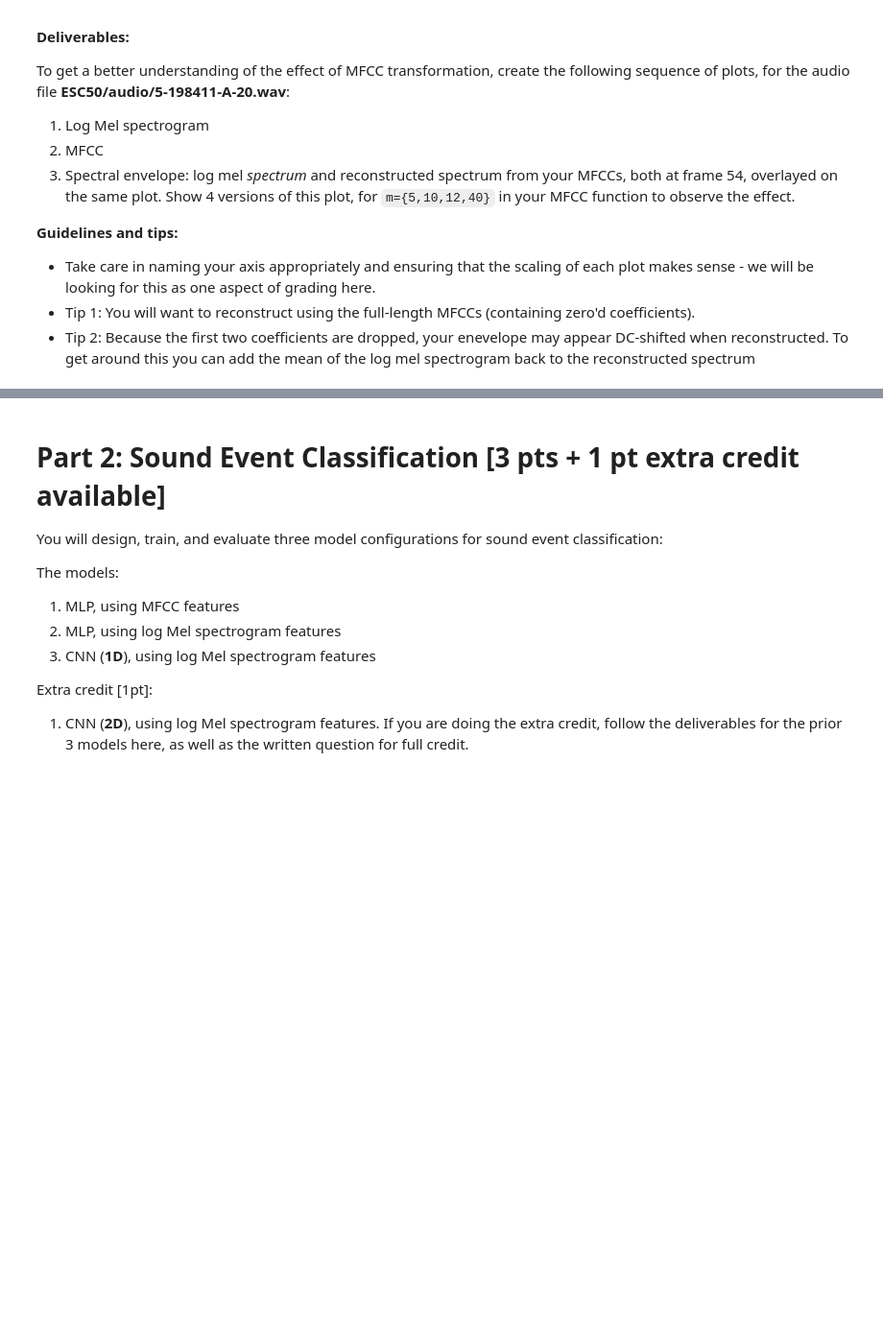
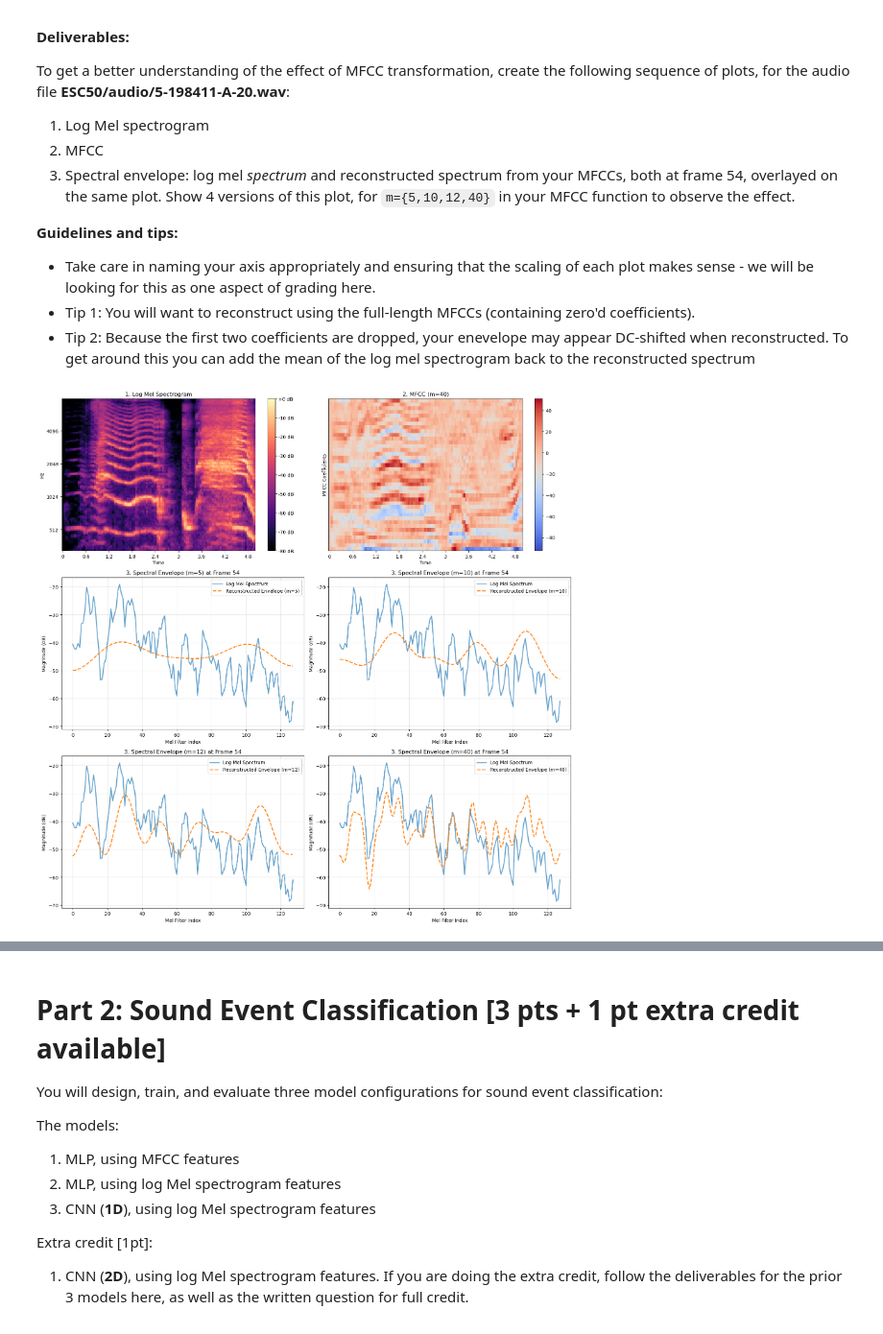
Before and after one commit to RobertTylman/nyu-csgy6933-ML26, a Jupyter notebook: assignment 3/assignment3_student.ipynb, the cells around one changed output, grey strips where cells are left out. Shown at 96% size. Saved outputs shown, nothing was run; the diff lists cells and outputs as text; code cells hidden in the pictures; blank space fills up the shorter version.

Commit message:
add plots

```diff
--- a/assignment 3/assignment3_student.ipynb
+++ b/assignment 3/assignment3_student.ipynb
@@ -579,6 +587,10 @@ def get_mfcc_features(mel_spec, m=None):
 # 🚨TODO🚨
 # Code to test and plot your MFCC method
 # Use these default parameters:
+
+import librosa
+import scipy
+
 n_fft = 4096
 window_length = 2048
 hop_length = 1024
@@ -586,3 +598,17 @@ n_mels = 128
 sr = 22050
 fmin = 200
 fmax = 8000
+
+# Load Audio File
+y, sr = librosa.load("ESC50/audio/1-137-A-32.wav", sr=sr)
+
+# Convert to melspectrogram
+mel_spectrogram = librosa.feature.melspectrogram(y=y, sr=sr, n_mels=n_mels, n_fft=n_fft, win_length=window_length, hop_length=hop_length, fmin=fmin, fmax=fmax)
+
+# Pass melspectrogtam into MFCC function
+mfcc_trunc, mfcc_trunc_full, mel_db = get_mfcc_features(mel_spectrogram)
+
+# Print shapes for validation
+print(mfcc_trunc.shape)
+print(mfcc_trunc_full.shape)
+print(mel_db.shape)
@@ -612,0 +632,76 @@ fmax = 8000
+# %%
+# Use these default parameters
+n_fft = 4096
+window_length = 2048
+hop_length = 1024
+n_mels = 128
+sr = 22050
+fmin = 200
+fmax = 8000
+
+# 1. Load the Audio
+y, sr = librosa.load("ESC50/audio/5-198411-A-20.wav", sr=sr)
+
+# 2. Compute the Mel Spectrogram
+# (Note: Using win_length=window_length to avoid the librosa TypeError)
+mel_spectrogram = librosa.feature.melspectrogram(
+    y=y, sr=sr, n_fft=n_fft, win_length=window_length,
+    hop_length=hop_length, fmin=fmin, fmax=fmax, n_mels=n_mels
+)
+
+# 3. Initialize figure with 3x2 subplots
+fig, axes = plt.subplots(3, 2, figsize=(16, 16))
+axes = axes.flatten()
+
+# Get the base MFCC factors to plot the first 2 visualization plots
+mfcc_trunc_40, _, mel_db_40 = get_mfcc_features(mel_spectrogram, m=40)
+
+# Plot 1: Log Mel Spectrogram
+img1 = librosa.display.specshow(
+    mel_db_40, sr=sr, hop_length=hop_length, x_axis='time', y_axis='mel',
+    fmin=fmin, fmax=fmax, ax=axes[0]
+)
+axes[0].set_title('1. Log Mel Spectrogram')
+fig.colorbar(img1, ax=axes[0], format='%+2.0f dB')
+
+# Plot 2: MFCC
+img2 = librosa.display.specshow(
+    mfcc_trunc_40, sr=sr, hop_length=hop_length, x_axis='time', ax=axes[1]
+)
+axes[1].set_title('2. MFCC (m=40)')
+axes[1].set_ylabel('MFCC Coefficients')
+fig.colorbar(img2, ax=axes[1])
+
+# Plot 3-6: Spectral envelope for m={5,10,12,40}
+m_values = [5, 10, 12, 40]
+frame_idx = 54
+for i, m in enumerate(m_values):
+    # Obtain features for the current m
+    _, mfcc_full, mel_db_m = get_mfcc_features(mel_spectrogram, m=m)
+
+    # Reconstruct spectrum using full-length MFCCs via IDCT (Inverse DCT-II is Type-3)
+    reconstructed_spec = scipy.fft.idct(mfcc_full, type=2, norm="ortho", axis=0)
+
+    # Add the DC offset back (mean of the log mel spectrogram for the frame)
+    # This compensates for the fact that we zeroed out the first DCT coefficient (the mean)
+    dc_offset = np.mean(mel_db_m[:, frame_idx])
+
+    # Extract the target frame data
+    original_frame = mel_db_m[:, frame_idx]
+    reconstructed_frame = reconstructed_spec[:, frame_idx] + dc_offset
+
+    ax = axes[2 + i]
+    ax.plot(original_frame, label='Log Mel Spectrum', alpha=0.7, linewidth=2)
+    ax.plot(reconstructed_frame, label=f'Reconstructed Envelope (m={m})', linestyle='--', linewidth=2)
+    ax.set_title(f'3. Spectral Envelope (m={m}) at Frame {frame_idx}')
+    ax.set_xlabel('Mel Filter Index')
+    ax.set_ylabel('Magnitude (dB)')
+    ax.legend(loc='upper right')
+    ax.grid(True, alpha=0.3)
+plt.tight_layout()
+plt.show()
+
+#Play audio
+display(Audio(y, rate=sr))
+# %% [output]
+[figure, added]
```
Also changed, not shown: parts of 10 cells of this notebook.
